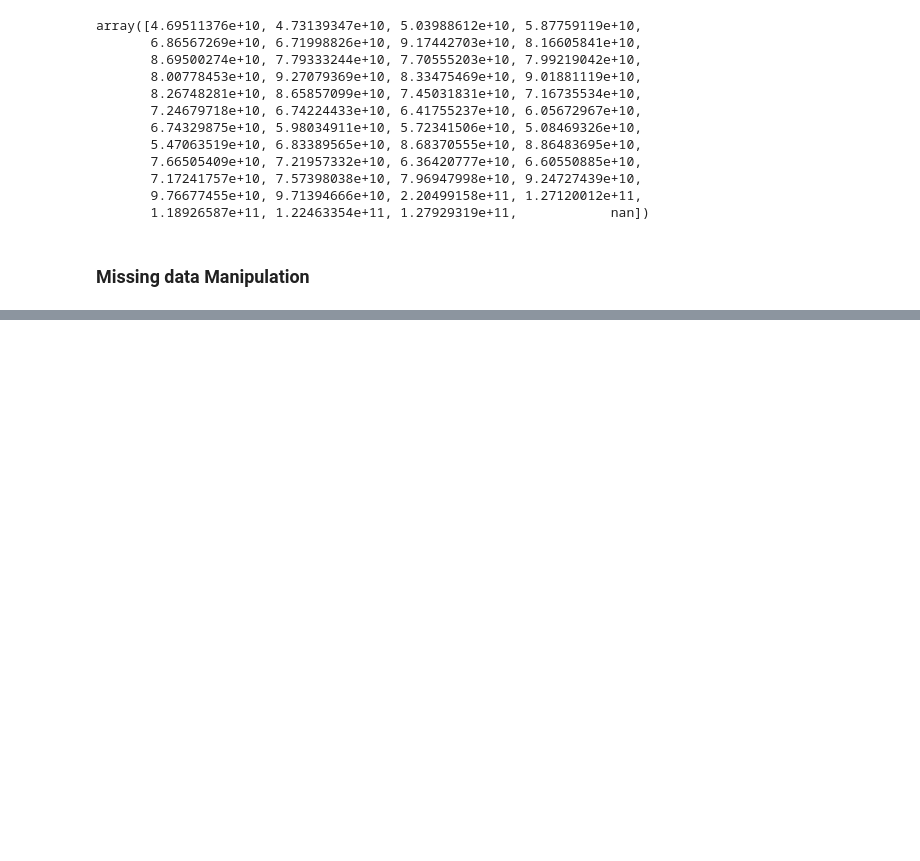
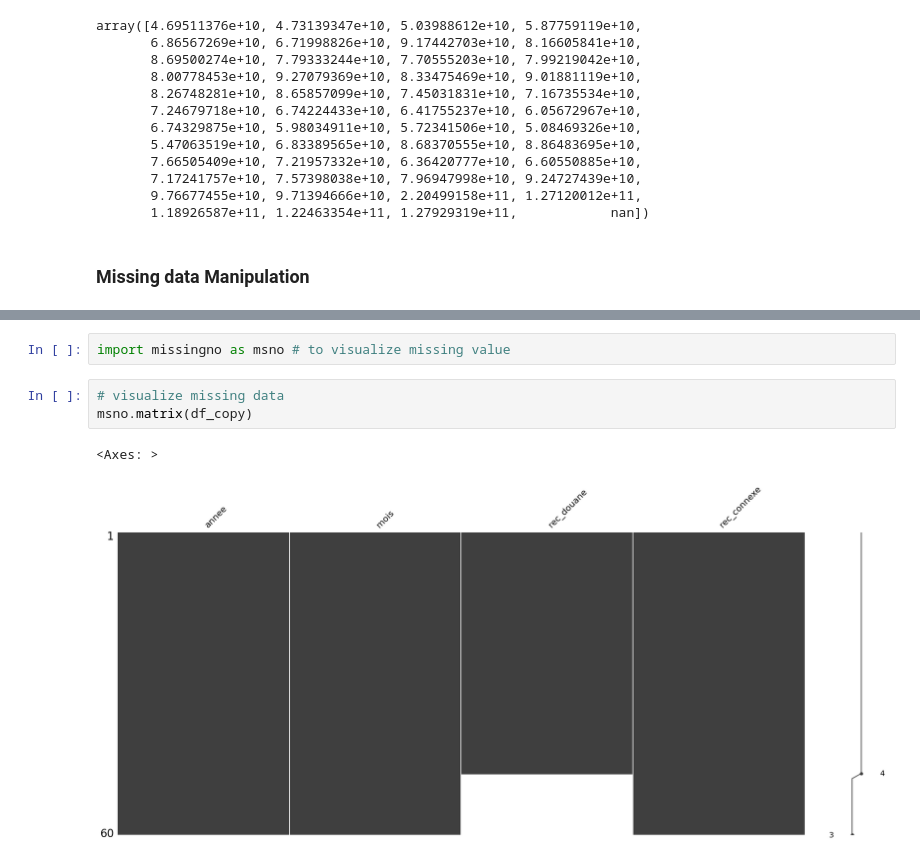
Before and after one commit to Pinto-Katende-Jonathan/SimpleDescriptiveStat, a Jupyter notebook: analyse.ipynb, the cells around one changed output, grey strips where cells are left out. Drawn from its saved outputs; the diff is of its cells as text; blank space fills up the shorter version.

Commit message:
Visualize missing data

```diff
--- a/analyse.ipynb
+++ b/analyse.ipynb
@@ -241,0 +291,8 @@ array([4.69511376e+10, 4.73139347e+10, 5.03988612e+10, 5.87759119e+10,
+# %%
+import missingno as msno # to visualize missing value
+# %%
+# visualize missing data
+msno.matrix(df_copy)
+# %% [output]
+<Axes: >
+[figure, added]
```
Also changed, not shown: parts of 6 cells of this notebook.
